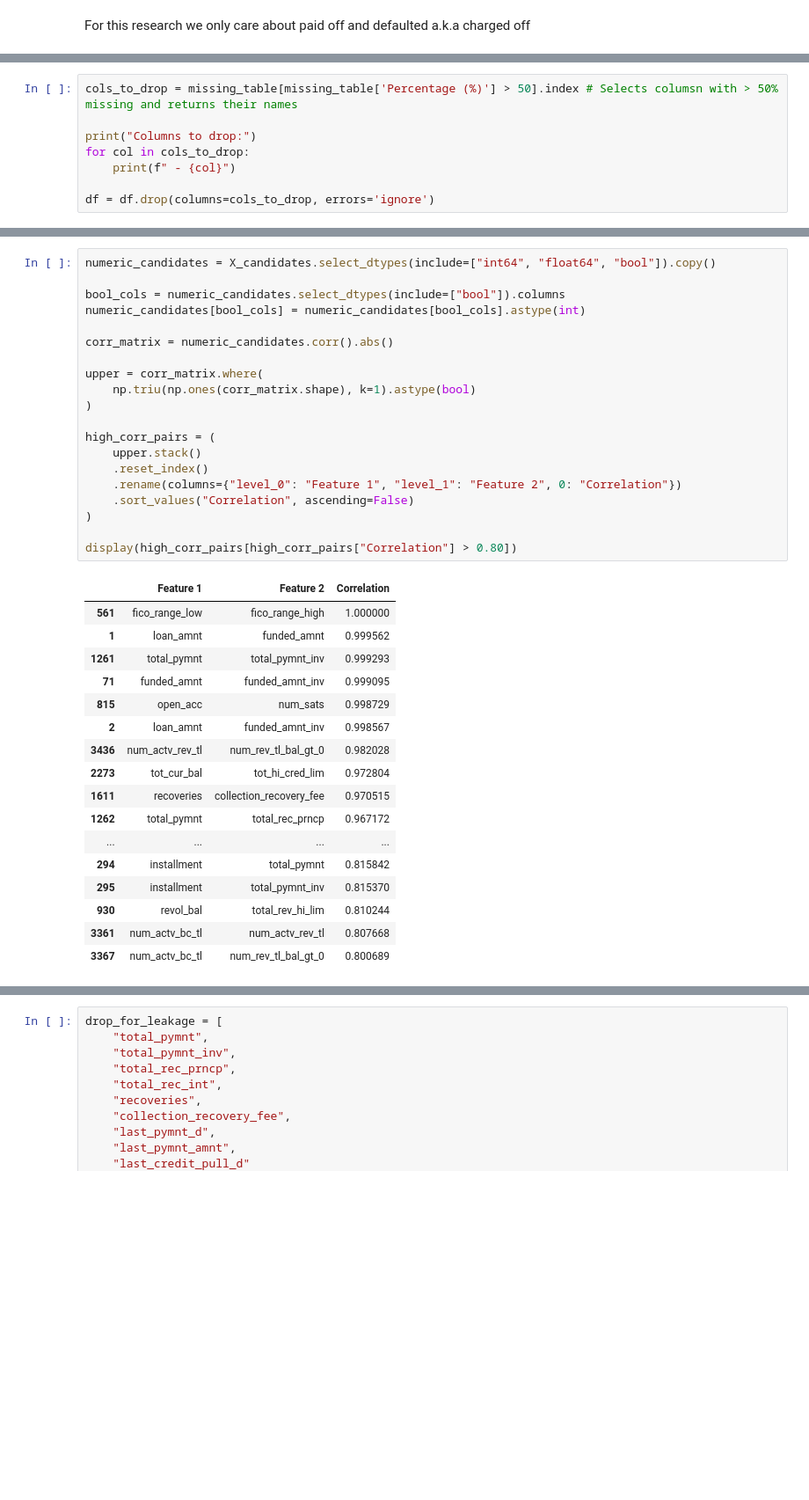
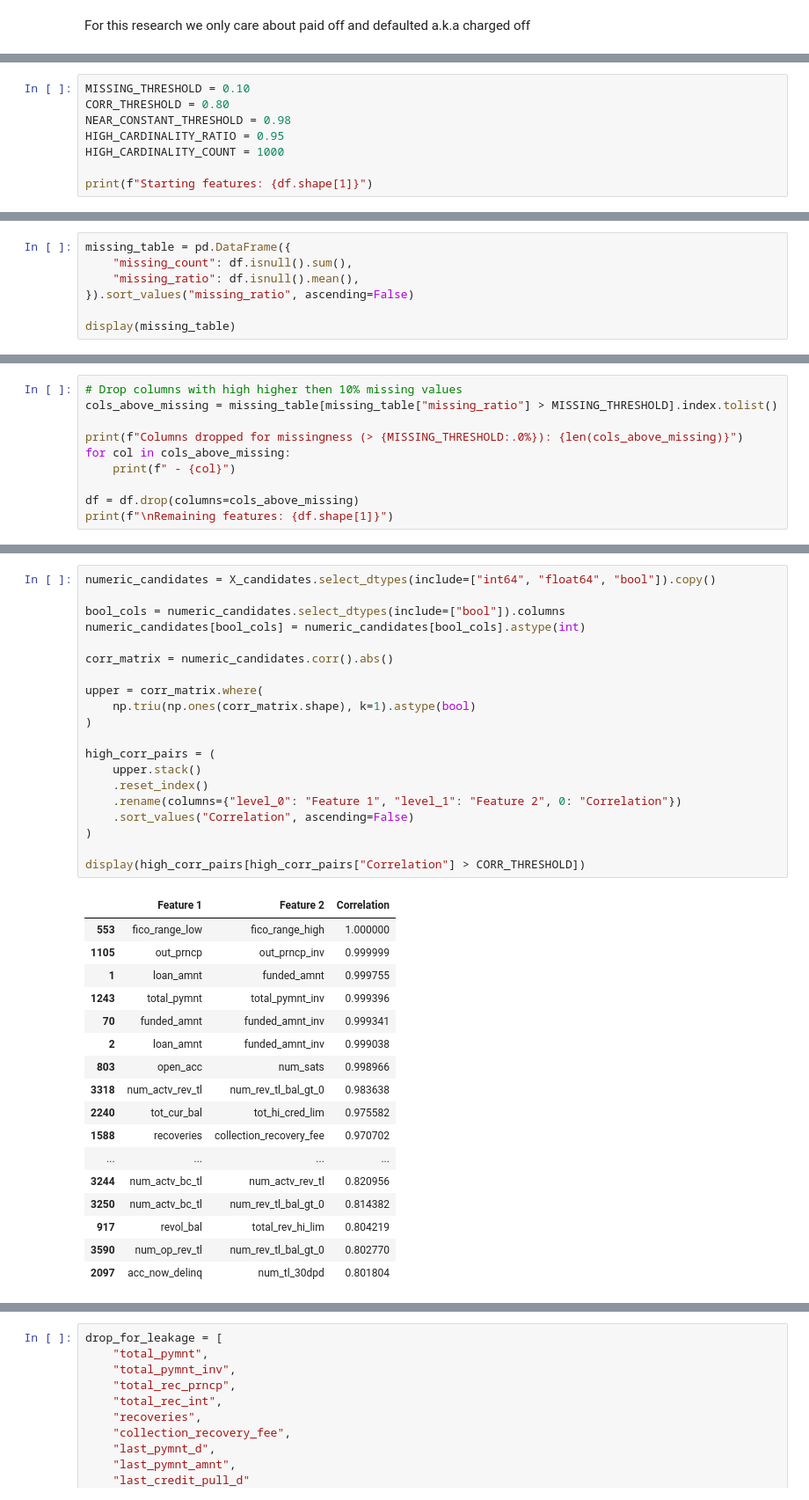
Before and after one commit to TimAngevare/Adversarial-Attacks-on-Class-Imbalanced-Lending-Default-Models, a Jupyter notebook: Notebook_Final_V1.ipynb, the cells around one changed output, grey strips where cells are left out. Shown at 88% size. Saved outputs shown, nothing was run; the diff lists cells and outputs as text; blank space fills up the shorter version.

```diff
--- a/Notebook_Final_V1.ipynb
+++ b/Notebook_Final_V1.ipynb
@@ -344,8 +270,0 @@ missing_table
-# %%
-cols_to_drop = missing_table[missing_table['Percentage (%)'] > 50].index # Selects columsn with > 50% missing and returns their names
-
-print("Columns to drop:")
-for col in cols_to_drop:
-    print(f" - {col}")
-
-df = df.drop(columns=cols_to_drop, errors='ignore')
@@ -395,0 +277,8 @@ df.shape
+# %%
+MISSING_THRESHOLD = 0.10
+CORR_THRESHOLD = 0.80
+NEAR_CONSTANT_THRESHOLD = 0.98
+HIGH_CARDINALITY_RATIO = 0.95
+HIGH_CARDINALITY_COUNT = 1000
+
+print(f"Starting features: {df.shape[1]}")
@@ -395,0 +291,7 @@ df.shape
+# %%
+missing_table = pd.DataFrame({
+    "missing_count": df.isnull().sum(),
+    "missing_ratio": df.isnull().mean(),
+}).sort_values("missing_ratio", ascending=False)
+
+display(missing_table)
@@ -395,0 +312,10 @@ df.shape
+# %%
+# Drop columns with high higher then 10% missing values
+cols_above_missing = missing_table[missing_table["missing_ratio"] > MISSING_THRESHOLD].index.tolist()
+
+print(f"Columns dropped for missingness (> {MISSING_THRESHOLD:.0%}): {len(cols_above_missing)}")
+for col in cols_above_missing:
+    print(f" - {col}")
+
+df = df.drop(columns=cols_above_missing)
+print(f"\nRemaining features: {df.shape[1]}")
@@ -408,39 +353,39 @@ Variables such as grade, sub-grade, and interest rate were removed because they
 # %%
 numeric_candidates = X_candidates.select_dtypes(include=["int64", "float64", "bool"]).copy()
 
 bool_cols = numeric_candidates.select_dtypes(include=["bool"]).columns
 numeric_candidates[bool_cols] = numeric_candidates[bool_cols].astype(int)
 
 corr_matrix = numeric_candidates.corr().abs()
 
 upper = corr_matrix.where(
     np.triu(np.ones(corr_matrix.shape), k=1).astype(bool)
 )
 
 high_corr_pairs = (
     upper.stack()
     .reset_index()
     .rename(columns={"level_0": "Feature 1", "level_1": "Feature 2", 0: "Correlation"})
     .sort_values("Correlation", ascending=False)
 )
 
-display(high_corr_pairs[high_corr_pairs["Correlation"] > 0.80])
+display(high_corr_pairs[high_corr_pairs["Correlation"] > CORR_THRESHOLD])
 # %% [output]
 |  | Feature 1 | Feature 2 | Correlation |
-| 561 | fico_range_low | fico_range_high | 1.000000 |
-| 1 | loan_amnt | funded_amnt | 0.999562 |
-| 1261 | total_pymnt | total_pymnt_inv | 0.999293 |
-| 71 | funded_amnt | funded_amnt_inv | 0.999095 |
-| 815 | open_acc | num_sats | 0.998729 |
-| 2 | loan_amnt | funded_amnt_inv | 0.998567 |
-| 3436 | num_actv_rev_tl | num_rev_tl_bal_gt_0 | 0.982028 |
-| 2273 | tot_cur_bal | tot_hi_cred_lim | 0.972804 |
-| 1611 | recoveries | collection_recovery_fee | 0.970515 |
-| 1262 | total_pymnt | total_rec_prncp | 0.967172 |
+| 553 | fico_range_low | fico_range_high | 1.000000 |
+| 1105 | out_prncp | out_prncp_inv | 0.999999 |
+| 1 | loan_amnt | funded_amnt | 0.999755 |
+| 1243 | total_pymnt | total_pymnt_inv | 0.999396 |
+| 70 | funded_amnt | funded_amnt_inv | 0.999341 |
+| 2 | loan_amnt | funded_amnt_inv | 0.999038 |
+| 803 | open_acc | num_sats | 0.998966 |
+| 3318 | num_actv_rev_tl | num_rev_tl_bal_gt_0 | 0.983638 |
+| 2240 | tot_cur_bal | tot_hi_cred_lim | 0.975582 |
+| 1588 | recoveries | collection_recovery_fee | 0.970702 |
 | ... | ... | ... | ... |
-| 294 | installment | total_pymnt | 0.815842 |
-| 295 | installment | total_pymnt_inv | 0.815370 |
-| 930 | revol_bal | total_rev_hi_lim | 0.810244 |
-| 3361 | num_actv_bc_tl | num_actv_rev_tl | 0.807668 |
-| 3367 | num_actv_bc_tl | num_rev_tl_bal_gt_0 | 0.800689 |
+| 3244 | num_actv_bc_tl | num_actv_rev_tl | 0.820956 |
+| 3250 | num_actv_bc_tl | num_rev_tl_bal_gt_0 | 0.814382 |
+| 917 | revol_bal | total_rev_hi_lim | 0.804219 |
+| 3590 | num_op_rev_tl | num_rev_tl_bal_gt_0 | 0.802770 |
+| 2097 | acc_now_delinq | num_tl_30dpd | 0.801804 |
 # %%
```
Also changed, not shown: parts of 51 cells of this notebook.
